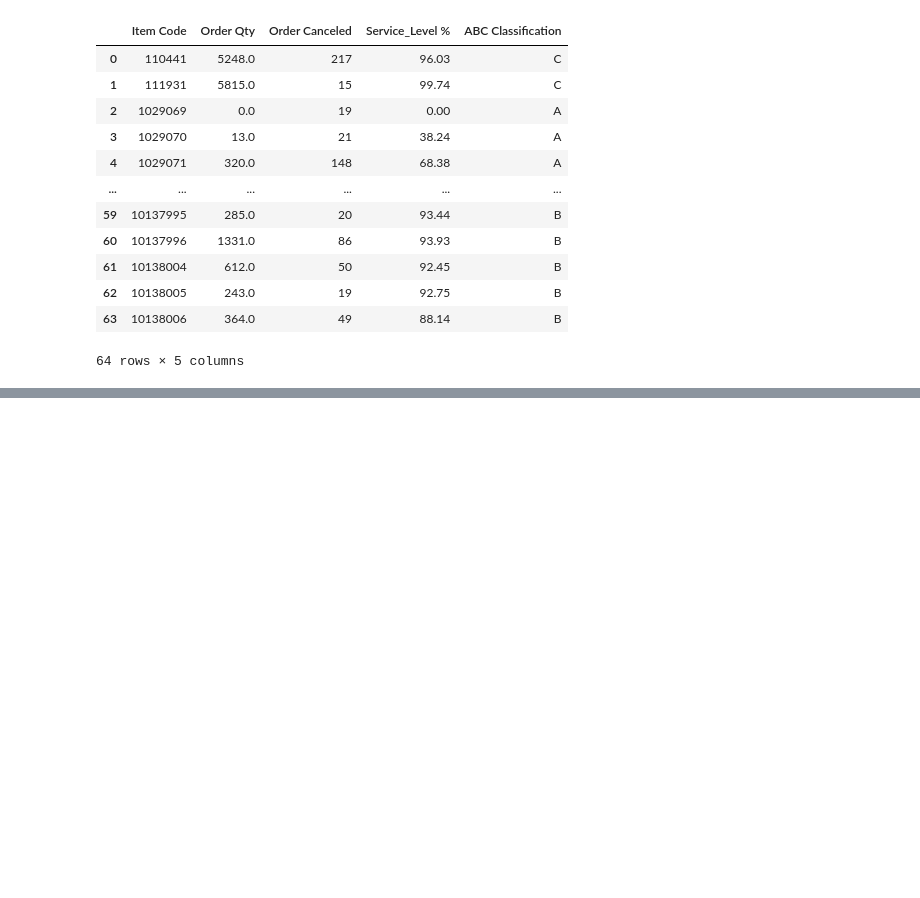
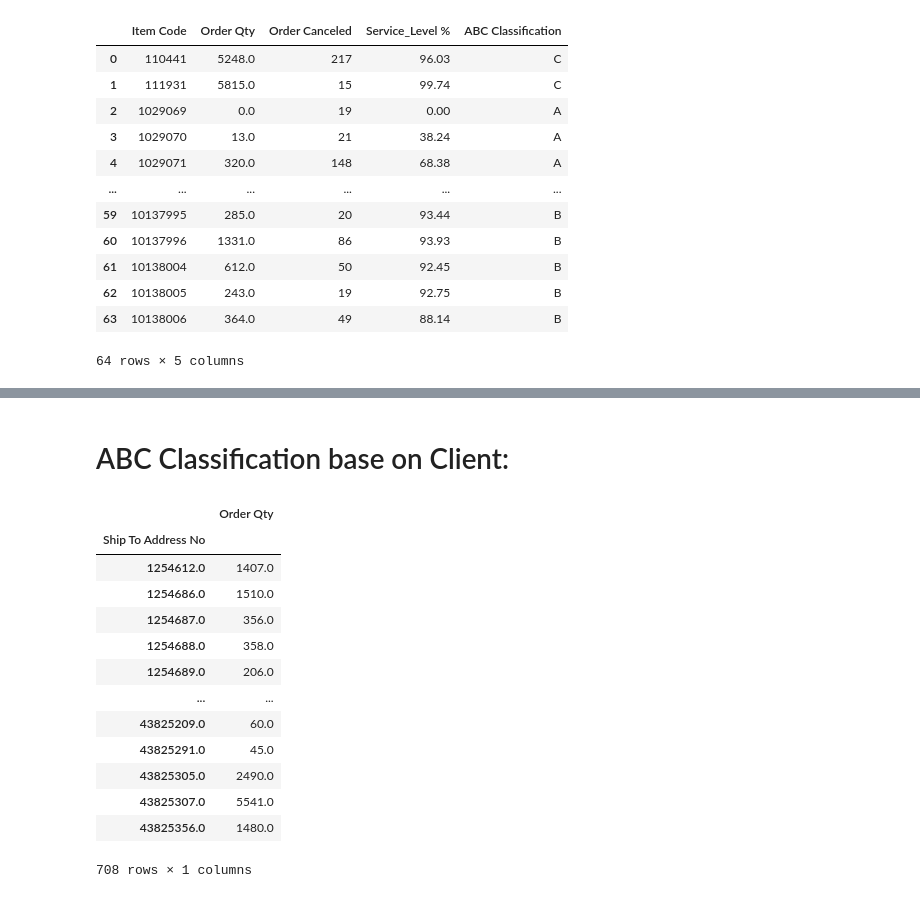
Before and after one commit to dangnguyenhoang/House_pricing_KC, a Jupyter notebook: CEL_/CEL.ipynb, the cells around one changed output, grey strips where cells are left out. Saved outputs shown, nothing was run; the diff lists cells and outputs as text; code cells hidden in the pictures; blank space fills up the shorter version.

```diff
--- a/CEL_/CEL.ipynb
+++ b/CEL_/CEL.ipynb
@@ -382,3 +387,20 @@ plt.show()
+# %% [markdown]
+# ABC Classification base on Client:
 # %%
-Sales_Df['Ship To Address No'].unique().shape
+Sales_Df[['Ship To Address No','Order Qty']].groupby('Ship To Address No').sum()
+# %% [output]
+|  | Order Qty |
+| Ship To Address No |  |
+| 1254612.0 | 1407.0 |
+| 1254686.0 | 1510.0 |
+| 1254687.0 | 356.0 |
+| 1254688.0 | 358.0 |
+| 1254689.0 | 206.0 |
+| ... | ... |
+| 43825209.0 | 60.0 |
+| 43825291.0 | 45.0 |
+| 43825305.0 | 2490.0 |
+| 43825307.0 | 5541.0 |
+| 43825356.0 | 1480.0 |
+708 rows × 1 columns
 # %%
```
Also changed, not shown: parts of 15 cells of this notebook.
